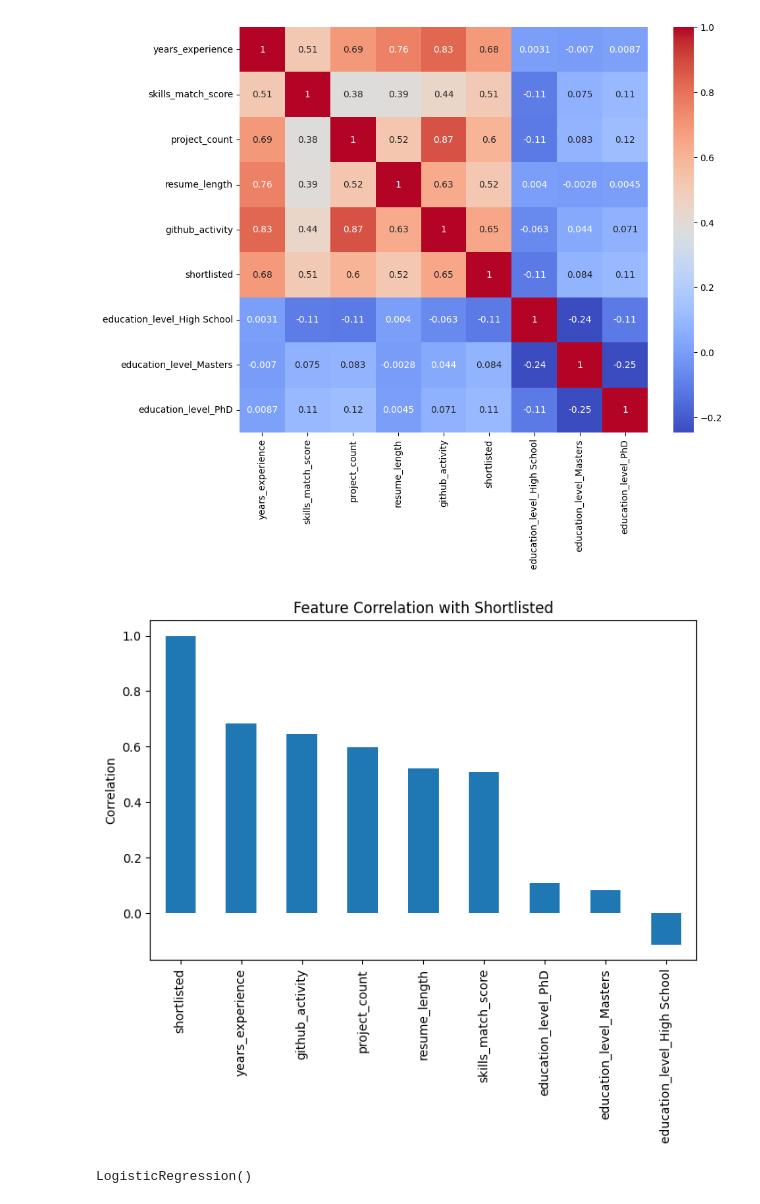
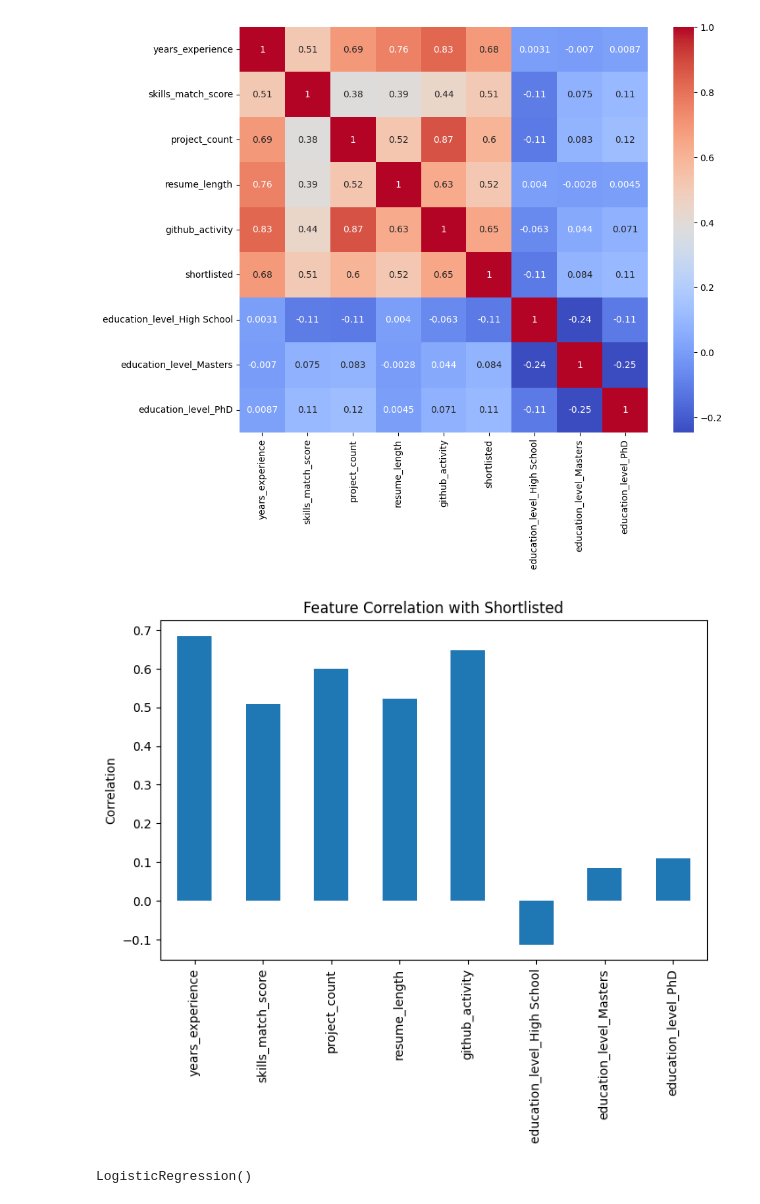
Before and after one commit to denqxi/Automated-Hiring, a Jupyter notebook: IT20_FinalProject.ipynb, the cells around one changed output. Saved outputs shown, nothing was run; the diff lists cells and outputs as text; code cells hidden in the pictures.

```diff
--- a/IT20_FinalProject.ipynb
+++ b/IT20_FinalProject.ipynb
@@ -192,12 +192,13 @@ plt.show()
 # %% [output]
 [figure]
 # %%
+corr_with_target = corr['shortlisted'].drop('shortlisted')
 corr_with_target.plot(kind='bar', figsize=(8,5))
 plt.title("Feature Correlation with Shortlisted")
 plt.ylabel("Correlation")
 plt.show()
 # %% [output]
-[figure, old version]
+[figure, new version]
 # %%
 X = df.drop("shortlisted", axis=1)
 y = df["shortlisted"]
```
Also changed, not shown: parts of 6 cells of this notebook, 2 other files.
